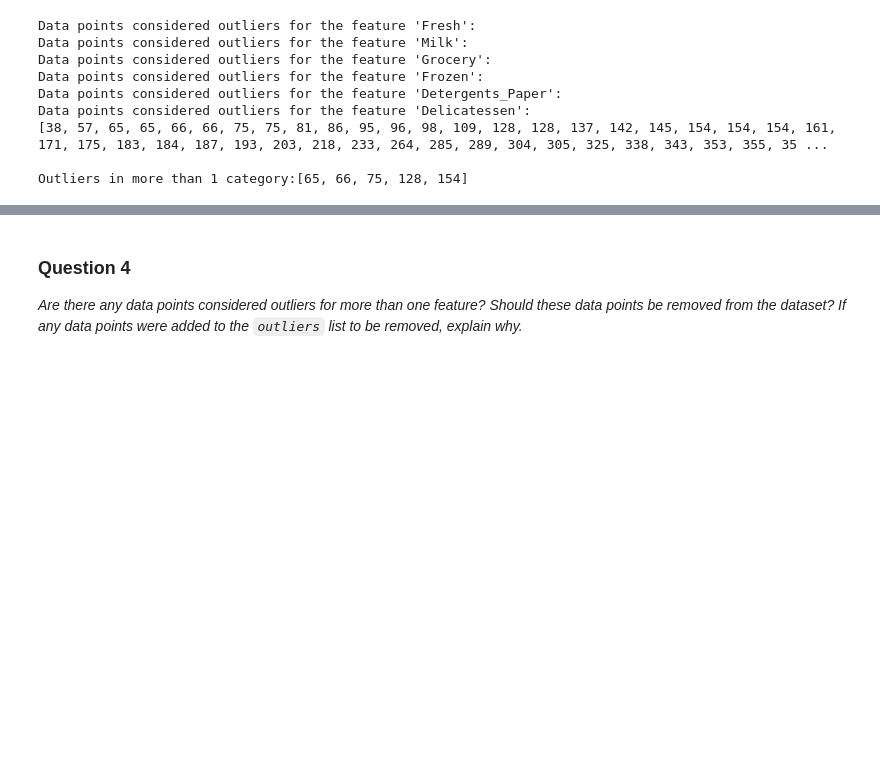
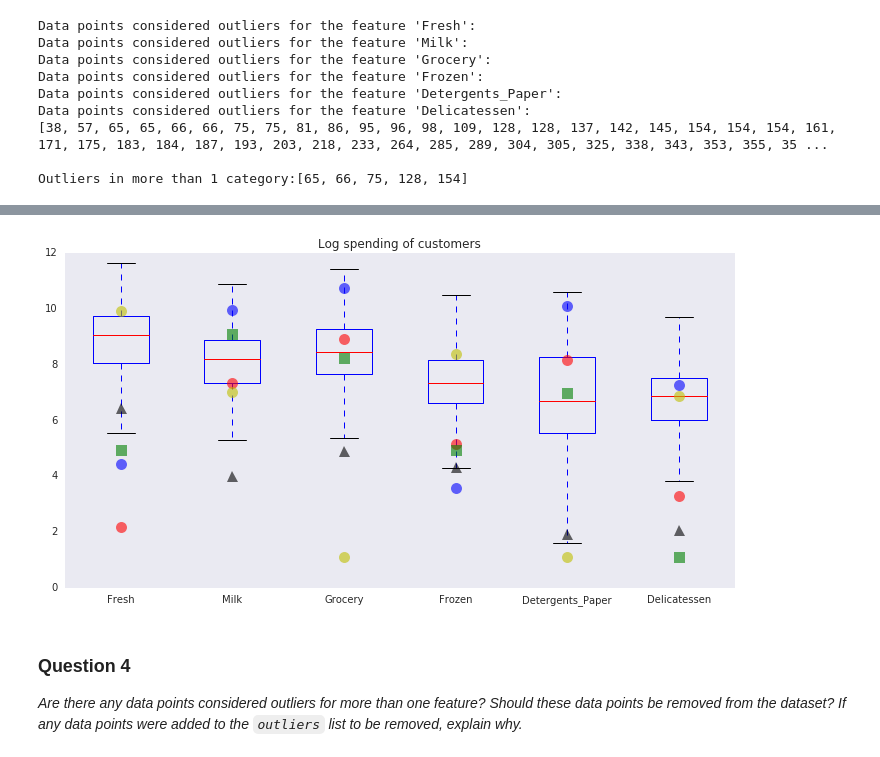
Before and after one commit to kcbighuge/p3-customer-segments, a Jupyter notebook: customer_segments_NEW.ipynb, the cells around one changed output, grey strips where cells are left out. Saved outputs shown, nothing was run; the diff lists cells and outputs as text; code cells hidden in the pictures; blank space fills up the shorter version.

Commit message:
add boxplot of multiple-category outliers

```diff
--- a/customer_segments_NEW.ipynb
+++ b/customer_segments_NEW.ipynb
@@ -267,7 +267,7 @@ outliers = sorted(set([i for i in outlier_idx if outlier_idx.count(i) > 1]))
 print "\nOutliers in more than 1 category:{}".format(outliers)
 
 # dont remove any data points
-outliers = []
+# outliers = []
 
 # Remove the outliers, if any were specified
 good_data = log_data.drop(log_data.index[outliers]).reset_index(drop = True)
@@ -283,0 +294,4 @@ Outliers in more than 1 category:[65, 66, 75, 128, 154]
+# %%
+# create df of outliers
+df_outliers = log_data.iloc[outliers,:].reset_index(drop=True)
+df_outliers
@@ -284,3 +305,21 @@ Outliers in more than 1 category:[65, 66, 75, 128, 154]
+# %%
+# boxplot of log spending
+plt.figure(figsize=(12, 6))
+plt.xticks(rotation=60, ha="right")
+plt.title('Log spending of customers')
+plt.xticks(ha="center")
+
+_ = log_data.boxplot(column=list(data.columns), grid=False, return_type='axes')
+
+# plot outliers points
+styles = ['bo', 'ro', 'yo', 'gs', 'k^']
+for i in xrange(len(outliers)):
+    #plt.scatter(np.arange(len(df_outliers.columns))+1,
+     #           df_outliers.ix[i],
+      #          marker=styles[i], alpha=0.5)
+    plt.plot(np.arange(len(df_outliers.columns))+1, df_outliers.ix[i], styles[i], alpha=0.6, markersize=11)
+# %% [output]
+[figure, added]
 # %% [markdown]
 ### Question 4
 *Are there any data points considered outliers for more than one feature? Should these data points be removed from the dataset? If any data points were added to the `outliers` list to be removed, explain why.*
```
Also changed, not shown: parts of 4 cells of this notebook.
